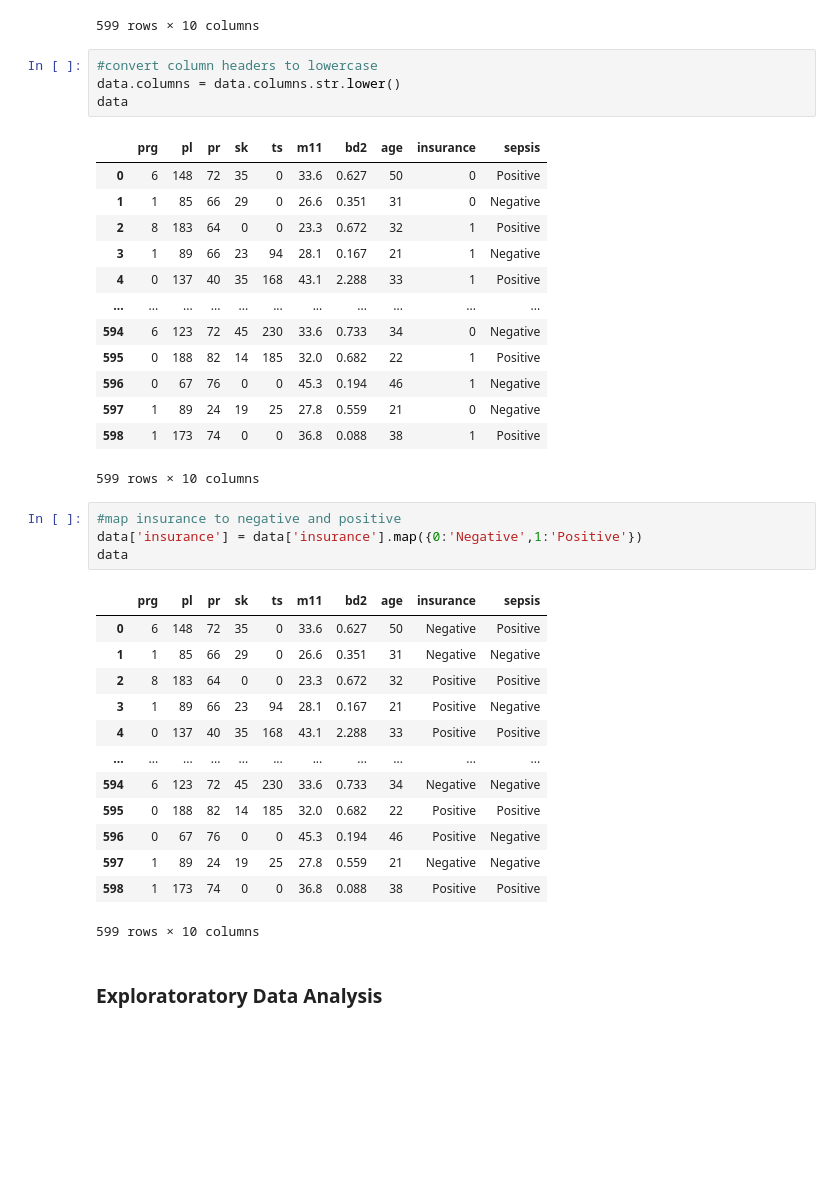
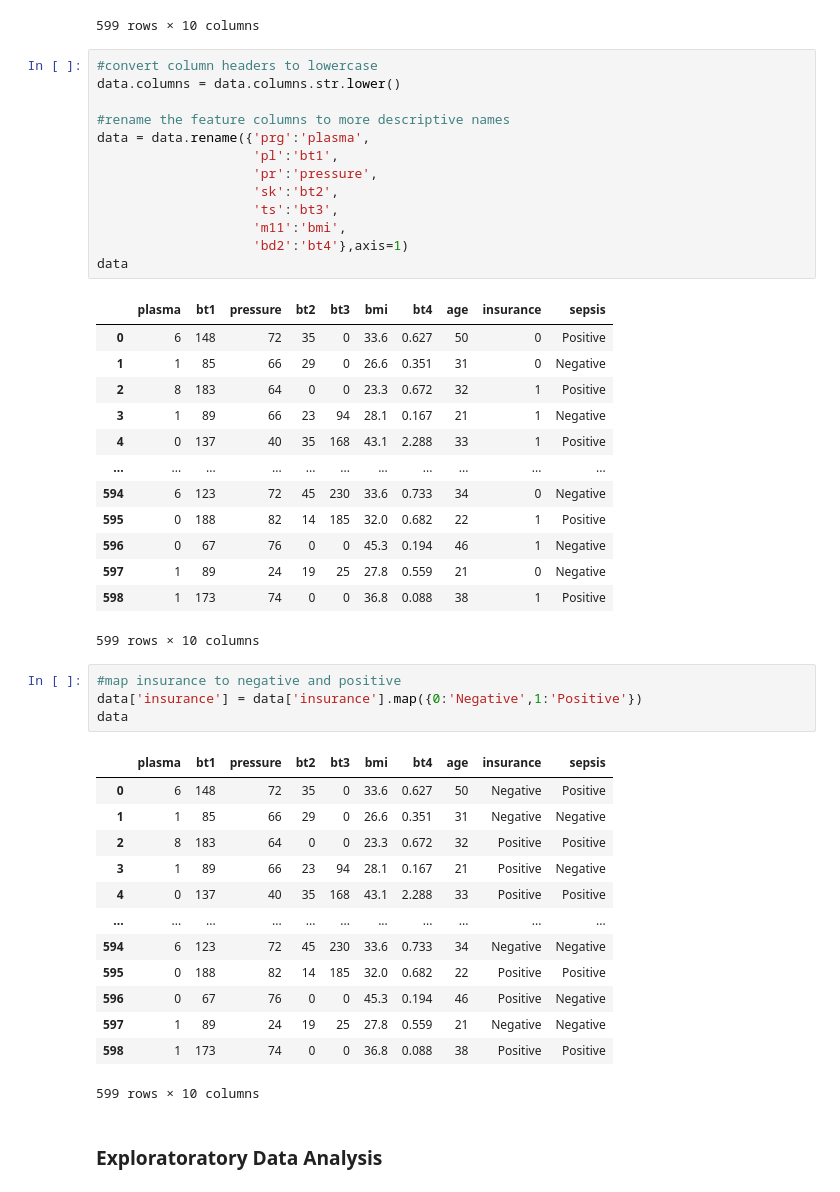
Before and after one commit to wamathaiwandeto/Sepsis-Prediction, a Jupyter notebook: notebooks/analysis.ipynb, the cells around one changed output. Drawn from its saved outputs; the diff is of its cells as text; blank space fills up the shorter version.

```diff
--- a/notebooks/analysis.ipynb
+++ b/notebooks/analysis.ipynb
@@ -102,9 +131,18 @@ data
 # %%
 #convert column headers to lowercase
 data.columns = data.columns.str.lower()
+
+#rename the feature columns to more descriptive names
+data = data.rename({'prg':'plasma',
+                    'pl':'bt1',
+                    'pr':'pressure',
+                    'sk':'bt2',
+                    'ts':'bt3',
+                    'm11':'bmi',
+                    'bd2':'bt4'},axis=1)
 data
 # %% [output]
-|  | prg | pl | pr | sk | ts | m11 | bd2 | age | insurance | sepsis |
+|  | plasma | bt1 | pressure | bt2 | bt3 | bmi | bt4 | age | insurance | sepsis |
 | 0 | 6 | 148 | 72 | 35 | 0 | 33.6 | 0.627 | 50 | 0 | Positive |
 | 1 | 1 | 85 | 66 | 29 | 0 | 26.6 | 0.351 | 31 | 0 | Negative |
 | 2 | 8 | 183 | 64 | 0 | 0 | 23.3 | 0.672 | 32 | 1 | Positive |
@@ -122,7 +160,7 @@ data
 data['insurance'] = data['insurance'].map({0:'Negative',1:'Positive'})
 data
 # %% [output]
-|  | prg | pl | pr | sk | ts | m11 | bd2 | age | insurance | sepsis |
+|  | plasma | bt1 | pressure | bt2 | bt3 | bmi | bt4 | age | insurance | sepsis |
 | 0 | 6 | 148 | 72 | 35 | 0 | 33.6 | 0.627 | 50 | Negative | Positive |
 | 1 | 1 | 85 | 66 | 29 | 0 | 26.6 | 0.351 | 31 | Negative | Negative |
 | 2 | 8 | 183 | 64 | 0 | 0 | 23.3 | 0.672 | 32 | Positive | Positive |
```
Also changed, not shown: parts of 34 cells of this notebook.
